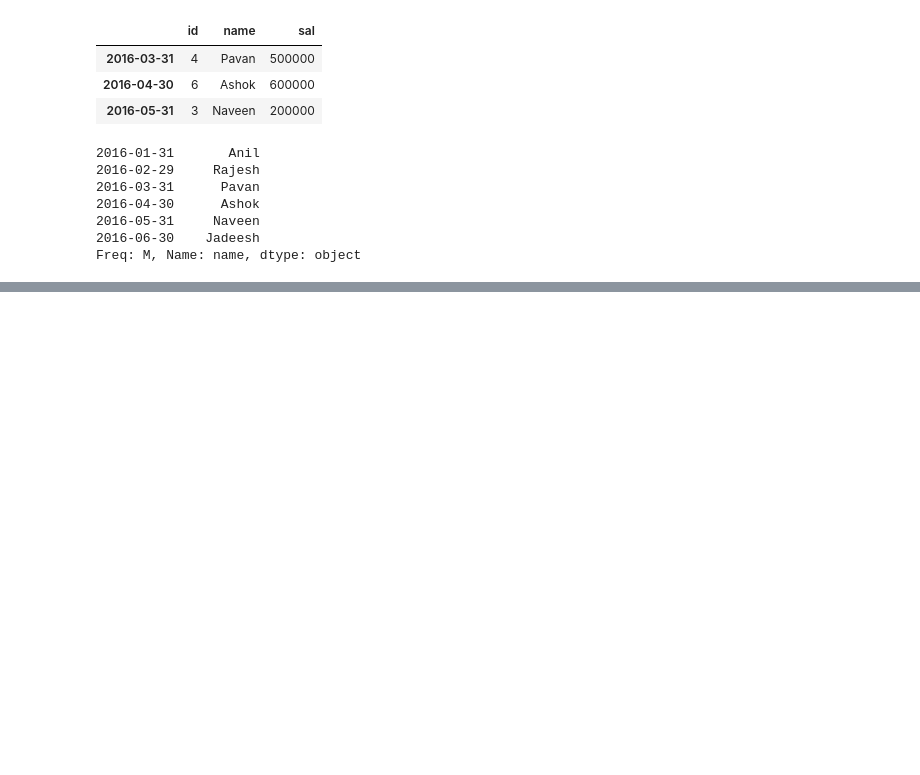
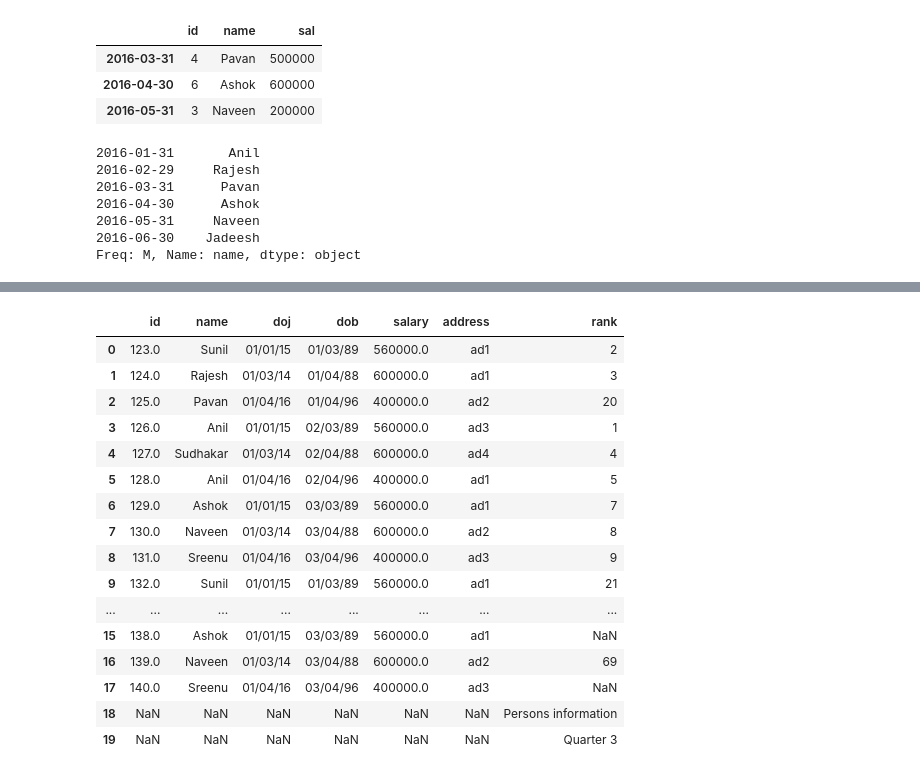
Before and after one commit to sambavsphere/python, a Jupyter notebook: pandas_seminar.ipynb, the cells around one changed output, grey strips where cells are left out. Cells and saved outputs as stored; diff of their text form; code cells hidden in the pictures; blank space fills up the shorter version.

```diff
--- a/pandas_seminar.ipynb
+++ b/pandas_seminar.ipynb
@@ -285,0 +353,21 @@ Freq: M, Name: name, dtype: object
+# %%
+data = pd.read_csv("data.csv",skiprows=2)
+data
+# %% [output]
+|  | id | name | doj | dob | salary | address | rank |
+| 0 | 123.0 | Sunil | 01/01/15 | 01/03/89 | 560000.0 | ad1 | 2 |
+| 1 | 124.0 | Rajesh | 01/03/14 | 01/04/88 | 600000.0 | ad1 | 3 |
+| 2 | 125.0 | Pavan | 01/04/16 | 01/04/96 | 400000.0 | ad2 | 20 |
+| 3 | 126.0 | Anil | 01/01/15 | 02/03/89 | 560000.0 | ad3 | 1 |
+| 4 | 127.0 | Sudhakar | 01/03/14 | 02/04/88 | 600000.0 | ad4 | 4 |
+| 5 | 128.0 | Anil | 01/04/16 | 02/04/96 | 400000.0 | ad1 | 5 |
+| 6 | 129.0 | Ashok | 01/01/15 | 03/03/89 | 560000.0 | ad1 | 7 |
+| 7 | 130.0 | Naveen | 01/03/14 | 03/04/88 | 600000.0 | ad2 | 8 |
+| 8 | 131.0 | Sreenu | 01/04/16 | 03/04/96 | 400000.0 | ad3 | 9 |
+| 9 | 132.0 | Sunil | 01/01/15 | 01/03/89 | 560000.0 | ad1 | 21 |
+| ... | ... | ... | ... | ... | ... | ... | ... |
+| 15 | 138.0 | Ashok | 01/01/15 | 03/03/89 | 560000.0 | ad1 | NaN |
+| 16 | 139.0 | Naveen | 01/03/14 | 03/04/88 | 600000.0 | ad2 | 69 |
+| 17 | 140.0 | Sreenu | 01/04/16 | 03/04/96 | 400000.0 | ad3 | NaN |
+| 18 | NaN | NaN | NaN | NaN | NaN | NaN | Persons information |
+| 19 | NaN | NaN | NaN | NaN | NaN | NaN | Quarter 3 |
```
Also changed, not shown: parts of 26 cells of this notebook, 1 other file.
